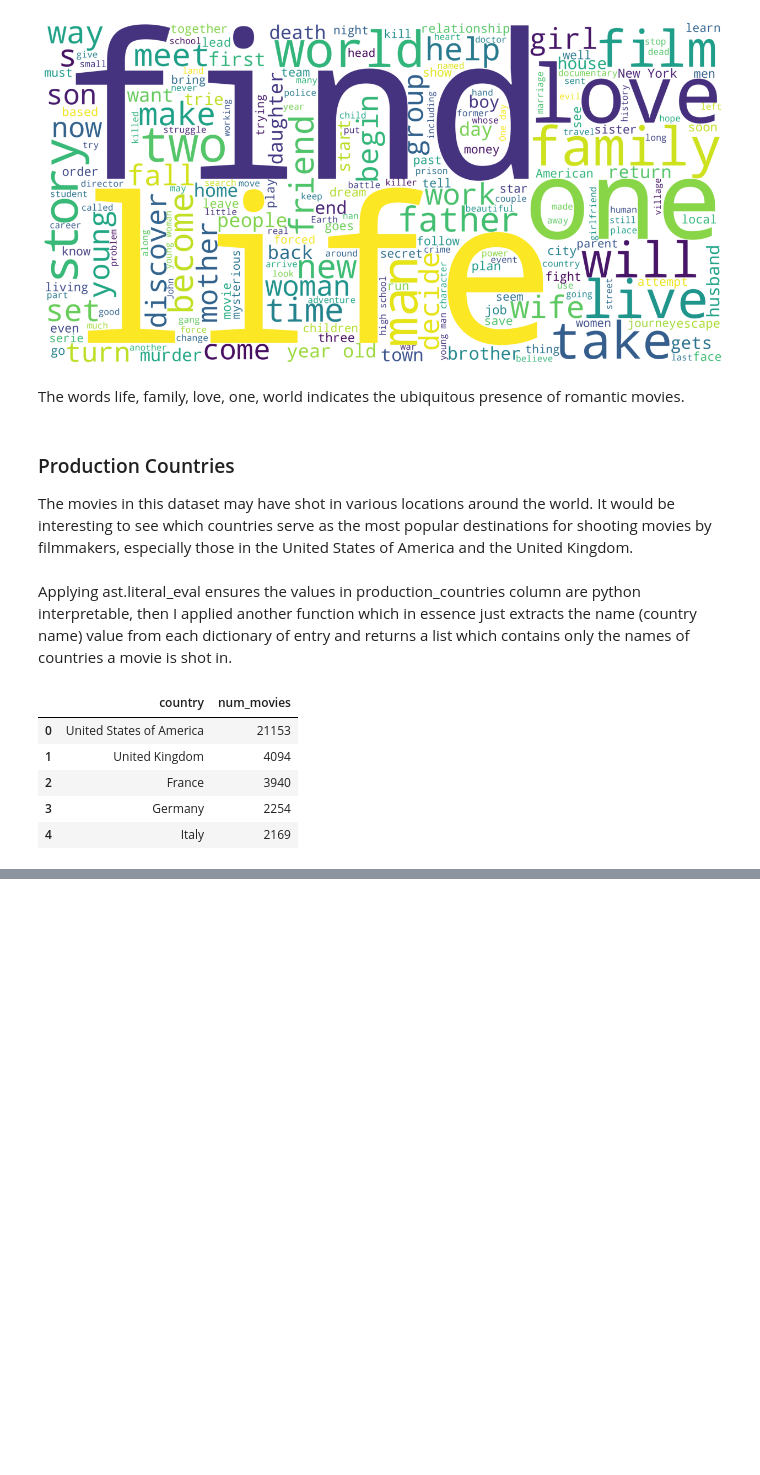
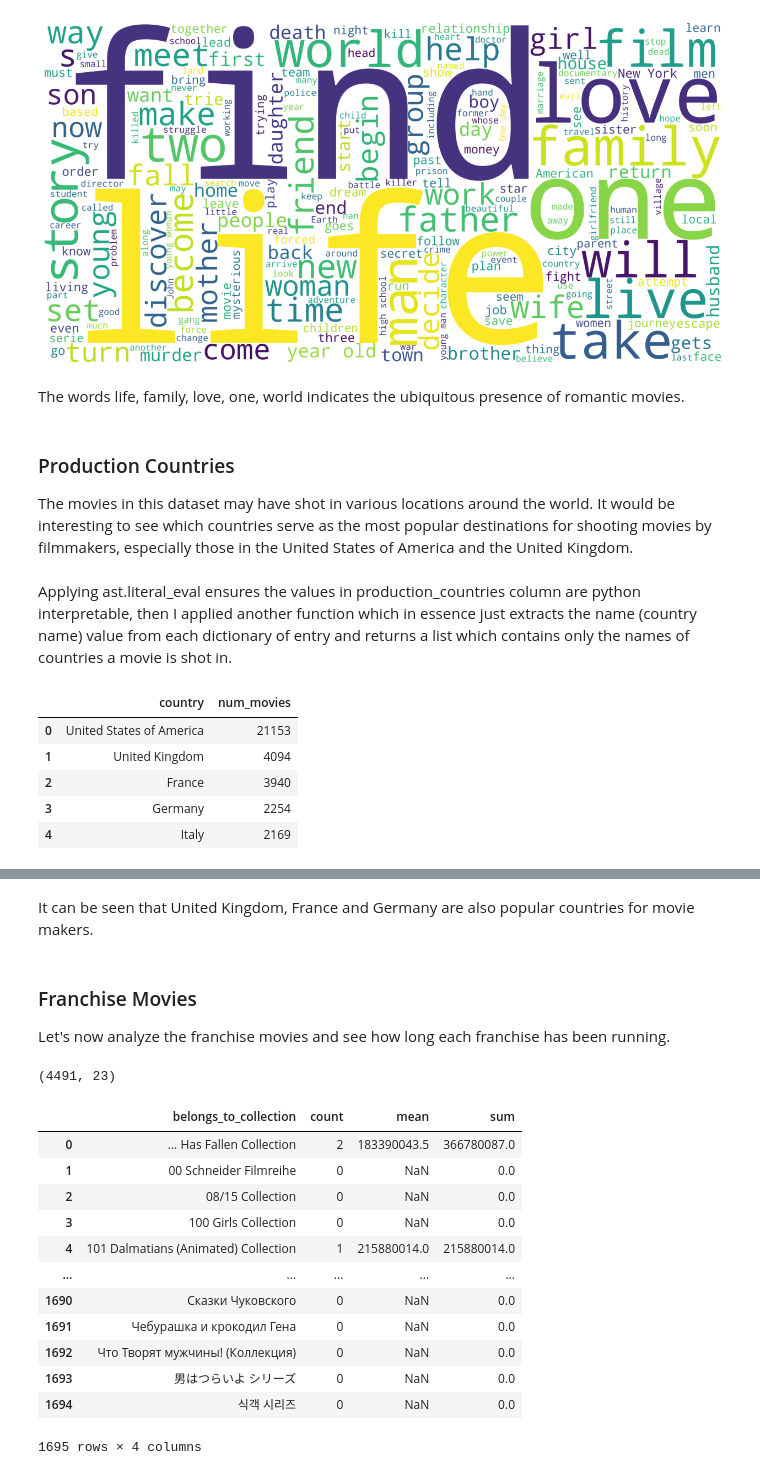
Before and after one commit to M-Awwab-Khan/most-comprehensive-movies-analysis, a Jupyter notebook: Movie_Metrics_An_Analyst_Approach.ipynb, the cells around one changed output, grey strips where cells are left out. Saved outputs shown, nothing was run; the diff lists cells and outputs as text; code cells hidden in the pictures; blank space fills up the shorter version.

Commit message:
franchise analysis in progress

```diff
--- a/Movie_Metrics_An_Analyst_Approach.ipynb
+++ b/Movie_Metrics_An_Analyst_Approach.ipynb
@@ -293,3 +295,33 @@ fig = go.Figure(data=data, layout=layout)
 fig.show(renderer="colab")
 # %% [output]
 [interactive output not drawn]
+# %% [markdown]
+It can be seen that United Kingdom, France and Germany are also popular countries for movie makers.
+# %% [markdown]
+### Franchise Movies
+
+Let's now analyze the franchise movies and see how long each franchise has been running.
+# %%
+df_fran = df[df['belongs_to_collection'].notnull()]
+df_fran['belongs_to_collection'] = df_fran['belongs_to_collection'].apply(ast.literal_eval).apply(lambda x: x['name'] if type(x) == dict else np.nan)
+df_fran = df_fran[df_fran['belongs_to_collection'].notnull()]
+# %%
+df_fran.shape
+# %% [output]
+(4491, 23)
+# %%
+fran_pivot = df_fran.pivot_table(index='belongs_to_collection', values='revenue', aggfunc={'revenue': ['mean', 'sum', 'count']}).reset_index()
+# %% [output]
+|  | belongs_to_collection | count | mean | sum |
+| 0 | ... Has Fallen Collection | 2 | 183390043.5 | 366780087.0 |
+| 1 | 00 Schneider Filmreihe | 0 | NaN | 0.0 |
+| 2 | 08/15 Collection | 0 | NaN | 0.0 |
+| 3 | 100 Girls Collection | 0 | NaN | 0.0 |
+| 4 | 101 Dalmatians (Animated) Collection | 1 | 215880014.0 | 215880014.0 |
+| ... | ... | ... | ... | ... |
+| 1690 | Сказки Чуковского | 0 | NaN | 0.0 |
+| 1691 | Чебурашка и крокодил Гена | 0 | NaN | 0.0 |
+| 1692 | Что Творят мужчины! (Коллекция) | 0 | NaN | 0.0 |
+| 1693 | 男はつらいよ シリーズ | 0 | NaN | 0.0 |
+| 1694 | 식객 시리즈 | 0 | NaN | 0.0 |
+1695 rows × 4 columns
```
Also changed, not shown: parts of 3 cells of this notebook.
